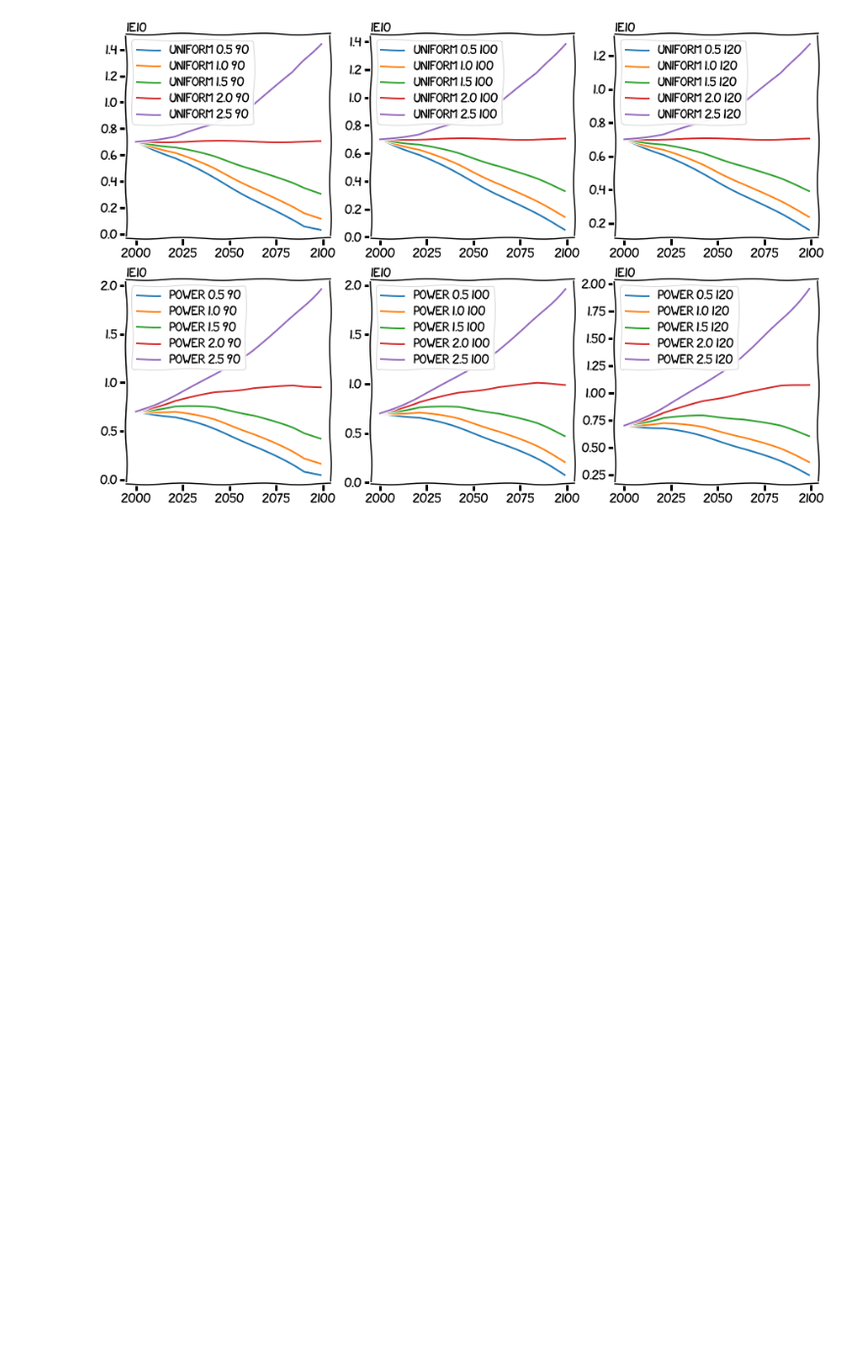
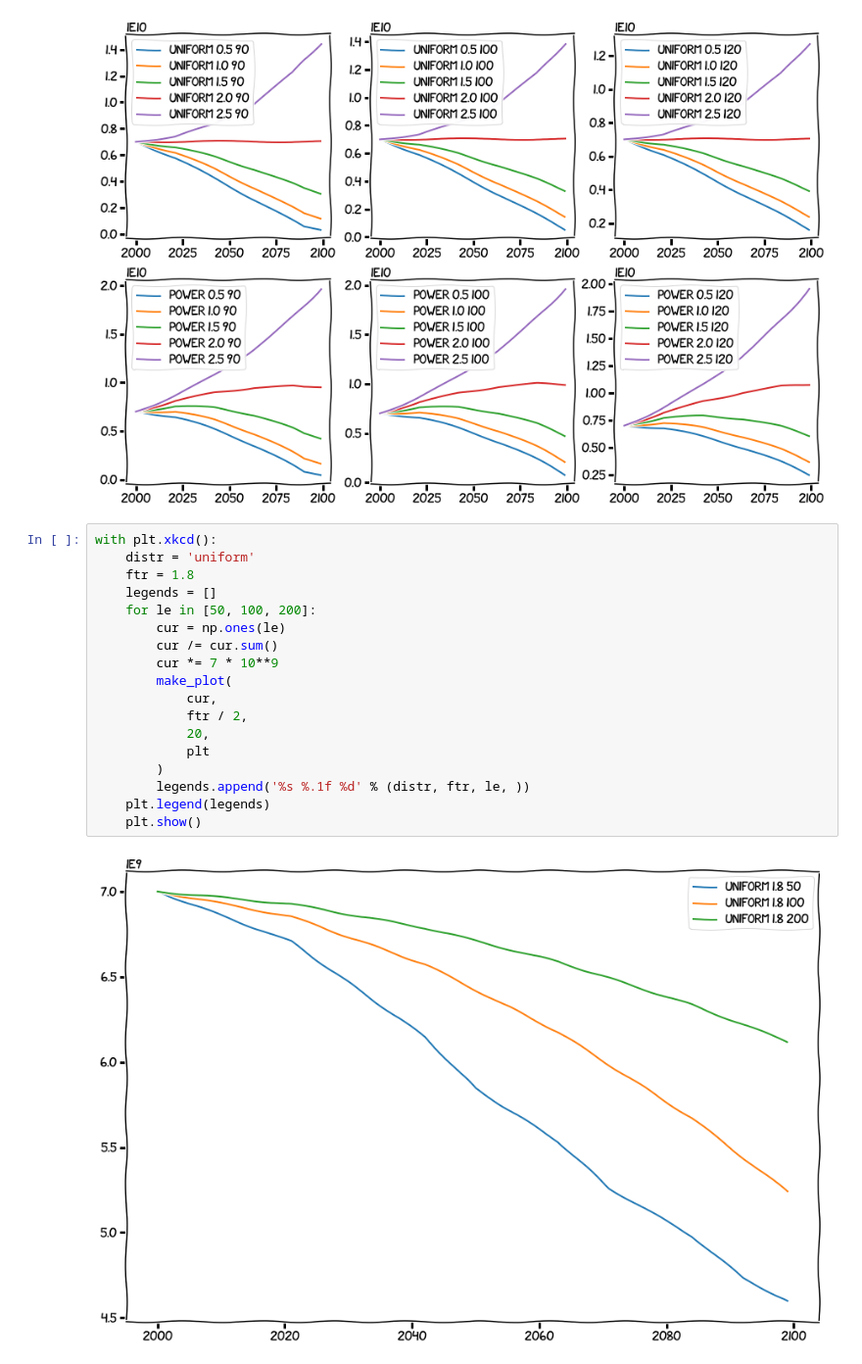
Before and after one commit to mihaild/dxdy, a Jupyter notebook: population_predict/simple.ipynb, the cells around one changed output. Shown: that part at 98% size. Cells and saved outputs as stored; diff of their text form; blank space fills up the shorter version.

```diff
--- a/population_predict/simple.ipynb
+++ b/population_predict/simple.ipynb
@@ -40,3 +40,23 @@ with plt.xkcd():
     plt.show()
 # %% [output]
 [figure]
+# %%
+with plt.xkcd():
+    distr = 'uniform'
+    ftr = 1.8
+    legends = []
+    for le in [50, 100, 200]:
+        cur = np.ones(le)
+        cur /= cur.sum()
+        cur *= 7 * 10**9
+        make_plot(
+            cur,
+            ftr / 2,
+            20,
+            plt
+        )
+        legends.append('%s %.1f %d' % (distr, ftr, le, ))
+    plt.legend(legends)
+    plt.show()
+# %% [output]
+[figure, added]
```
